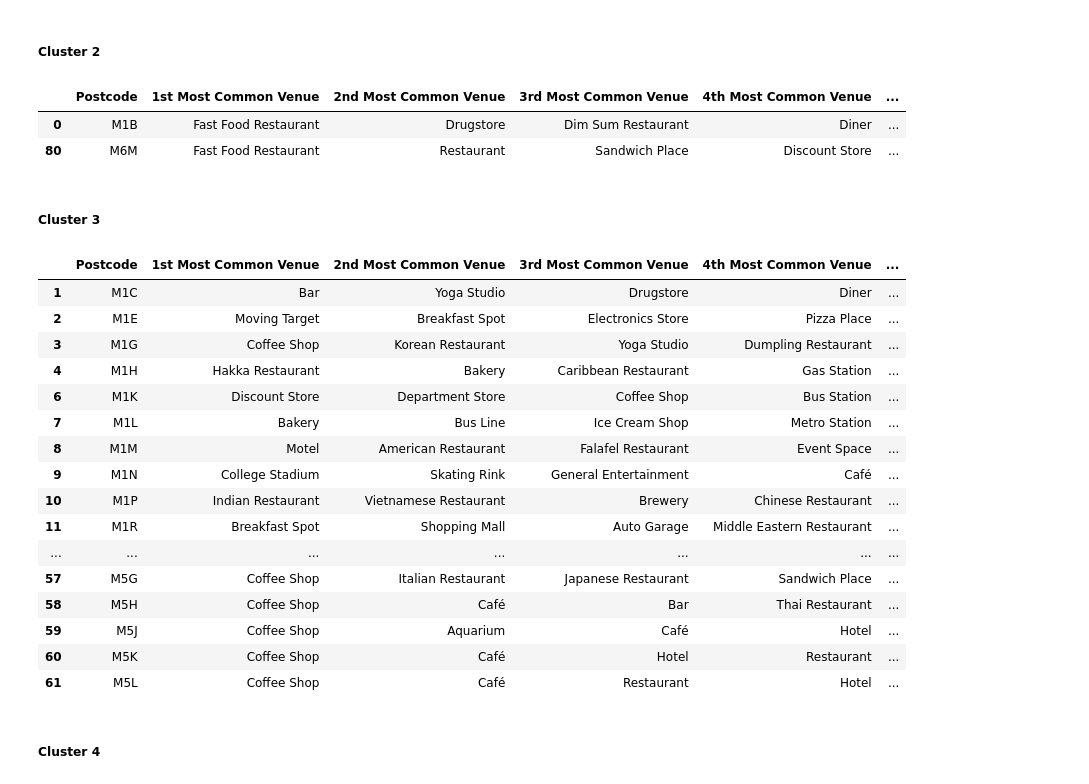
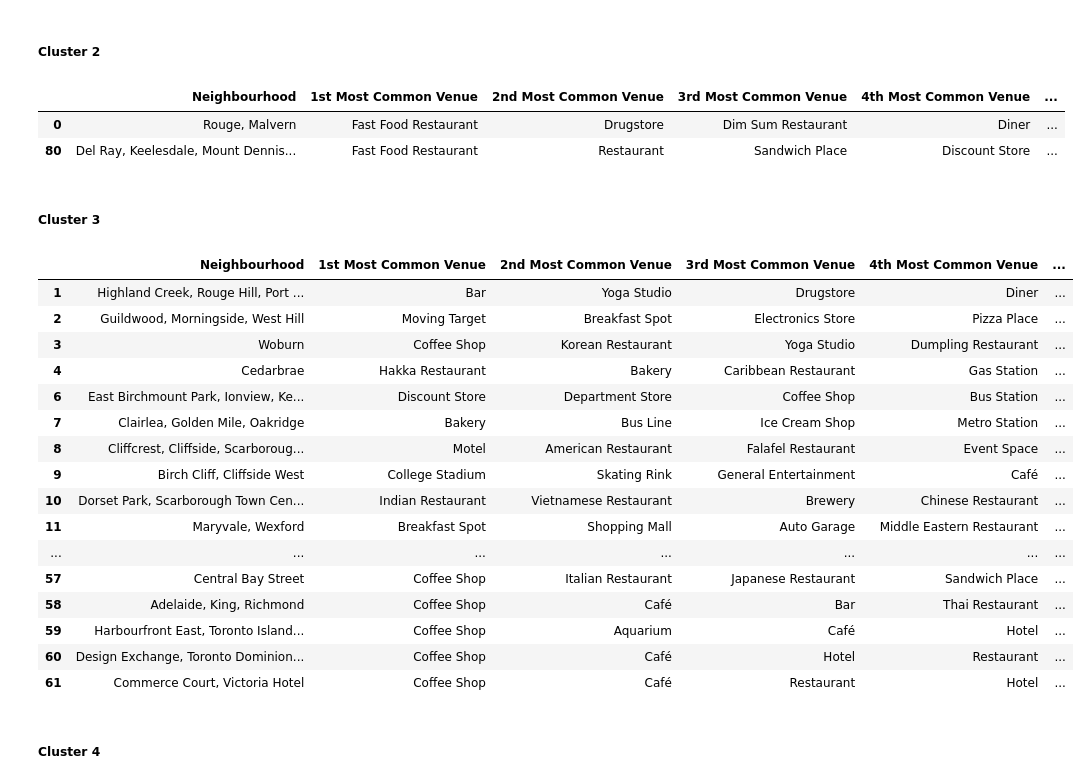
Before and after one commit to CarlosNobleJesus/Coursera_Capstone, a Jupyter notebook: toronto_neighborhoods.ipynb, the cells around one changed output. Saved outputs shown, nothing was run; the diff lists cells and outputs as text; code cells hidden in the pictures.

```diff
--- a/toronto_neighborhoods.ipynb
+++ b/toronto_neighborhoods.ipynb
@@ -487,35 +487,35 @@ c1
 # %% [markdown]
 ##### Cluster 2
 # %%
-c2 = tor_merged.loc[tor_merged['Cluster Labels']==1, tor_merged.columns[[0] + list(range(6, tor_merged.shape[1]))]]
+c2 = tor_merged.loc[tor_merged['Cluster Labels']==1, tor_merged.columns[[2] + list(range(6, tor_merged.shape[1]))]]
 c2
 # %% [output]
-|  | Postcode | 1st Most Common Venue | 2nd Most Common Venue | 3rd Most Common Venue | 4th Most Common Venue | ... |
-| 0 | M1B | Fast Food Restaurant | Drugstore | Dim Sum Restaurant | Diner | ... |
-| 80 | M6M | Fast Food Restaurant | Restaurant | Sandwich Place | Discount Store | ... |
+|  | Neighbourhood | 1st Most Common Venue | 2nd Most Common Venue | 3rd Most Common Venue | 4th Most Common Venue | ... |
+| 0 | Rouge, Malvern | Fast Food Restaurant | Drugstore | Dim Sum Restaurant | Diner | ... |
+| 80 | Del Ray, Keelesdale, Mount Dennis... | Fast Food Restaurant | Restaurant | Sandwich Place | Discount Store | ... |
 # %% [markdown]
 ##### Cluster 3
 # %%
-c3 = tor_merged.loc[tor_merged['Cluster Labels']==2, tor_merged.columns[[0] + list(range(6, tor_merged.shape[1]))]]
+c3 = tor_merged.loc[tor_merged['Cluster Labels']==2, tor_merged.columns[[2] + list(range(6, tor_merged.shape[1]))]]
 c3.head(50)
 # %% [output]
-|  | Postcode | 1st Most Common Venue | 2nd Most Common Venue | 3rd Most Common Venue | 4th Most Common Venue | ... |
-| 1 | M1C | Bar | Yoga Studio | Drugstore | Diner | ... |
-| 2 | M1E | Moving Target | Breakfast Spot | Electronics Store | Pizza Place | ... |
-| 3 | M1G | Coffee Shop | Korean Restaurant | Yoga Studio | Dumpling Restaurant | ... |
-| 4 | M1H | Hakka Restaurant | Bakery | Caribbean Restaurant | Gas Station | ... |
-| 6 | M1K | Discount Store | Department Store | Coffee Shop | Bus Station | ... |
-| 7 | M1L | Bakery | Bus Line | Ice Cream Shop | Metro Station | ... |
-| 8 | M1M | Motel | American Restaurant | Falafel Restaurant | Event Space | ... |
-| 9 | M1N | College Stadium | Skating Rink | General Entertainment | Café | ... |
-| 10 | M1P | Indian Restaurant | Vietnamese Restaurant | Brewery | Chinese Restaurant | ... |
-| 11 | M1R | Breakfast Spot | Shopping Mall | Auto Garage | Middle Eastern Restaurant | ... |
+|  | Neighbourhood | 1st Most Common Venue | 2nd Most Common Venue | 3rd Most Common Venue | 4th Most Common Venue | ... |
+| 1 | Highland Creek, Rouge Hill, Port ... | Bar | Yoga Studio | Drugstore | Diner | ... |
+| 2 | Guildwood, Morningside, West Hill | Moving Target | Breakfast Spot | Electronics Store | Pizza Place | ... |
+| 3 | Woburn | Coffee Shop | Korean Restaurant | Yoga Studio | Dumpling Restaurant | ... |
+| 4 | Cedarbrae | Hakka Restaurant | Bakery | Caribbean Restaurant | Gas Station | ... |
+| 6 | East Birchmount Park, Ionview, Ke... | Discount Store | Department Store | Coffee Shop | Bus Station | ... |
+| 7 | Clairlea, Golden Mile, Oakridge | Bakery | Bus Line | Ice Cream Shop | Metro Station | ... |
+| 8 | Cliffcrest, Cliffside, Scarboroug... | Motel | American Restaurant | Falafel Restaurant | Event Space | ... |
+| 9 | Birch Cliff, Cliffside West | College Stadium | Skating Rink | General Entertainment | Café | ... |
+| 10 | Dorset Park, Scarborough Town Cen... | Indian Restaurant | Vietnamese Restaurant | Brewery | Chinese Restaurant | ... |
+| 11 | Maryvale, Wexford | Breakfast Spot | Shopping Mall | Auto Garage | Middle Eastern Restaurant | ... |
 | ... | ... | ... | ... | ... | ... | ... |
-| 57 | M5G | Coffee Shop | Italian Restaurant | Japanese Restaurant | Sandwich Place | ... |
-| 58 | M5H | Coffee Shop | Café | Bar | Thai Restaurant | ... |
-| 59 | M5J | Coffee Shop | Aquarium | Café | Hotel | ... |
-| 60 | M5K | Coffee Shop | Café | Hotel | Restaurant | ... |
-| 61 | M5L | Coffee Shop | Café | Restaurant | Hotel | ... |
+| 57 | Central Bay Street | Coffee Shop | Italian Restaurant | Japanese Restaurant | Sandwich Place | ... |
+| 58 | Adelaide, King, Richmond | Coffee Shop | Café | Bar | Thai Restaurant | ... |
+| 59 | Harbourfront East, Toronto Island... | Coffee Shop | Aquarium | Café | Hotel | ... |
+| 60 | Design Exchange, Toronto Dominion... | Coffee Shop | Café | Hotel | Restaurant | ... |
+| 61 | Commerce Court, Victoria Hotel | Coffee Shop | Café | Restaurant | Hotel | ... |
 # %% [markdown]
 ##### Cluster 4
 # %%
```
Also changed, not shown: parts of 1 cell of this notebook.
